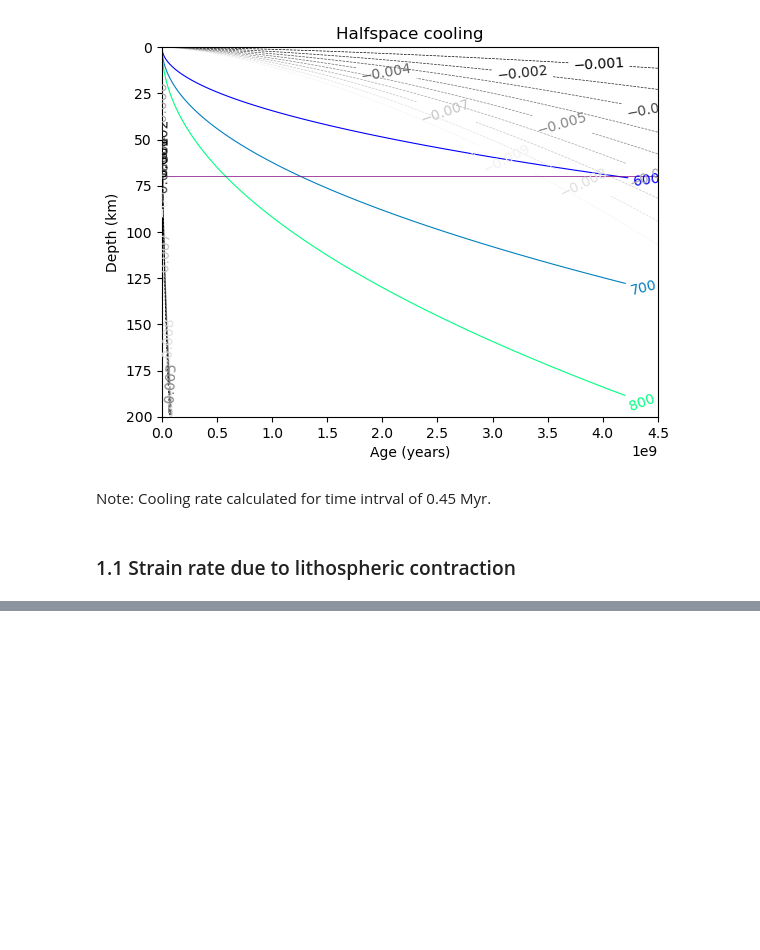
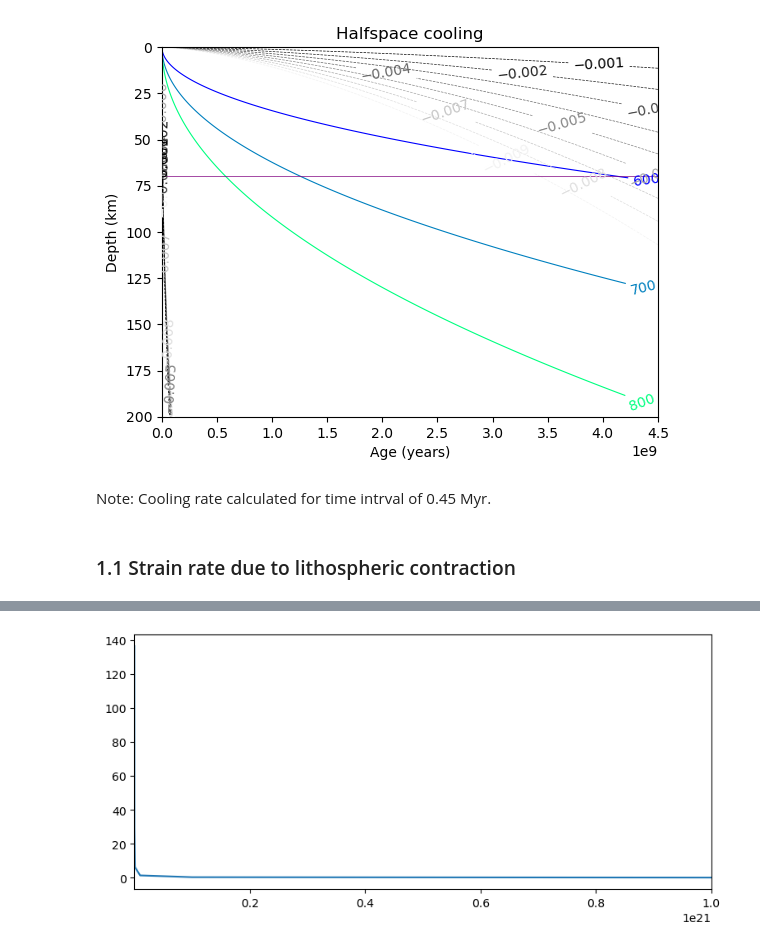
Before and after one commit to iganache/venusquakes, a Jupyter notebook: venus_seismicity.ipynb, the cells around one changed output, grey strips where cells are left out. Cells and saved outputs as stored; diff of their text form; code cells hidden in the pictures; blank space fills up the shorter version.

Commit message:
added recurrence rate calc

```diff
--- a/venus_seismicity.ipynb
+++ b/venus_seismicity.ipynb
@@ -113,0 +112,25 @@ print(n_events)
+# %%
+## recurrence rate  - Phillips 1991 values
+beta = 0.67          ##(Phillips 1991)
+m0_max = 10e20       ## in Nm
+m0_min = 10e14
+adot = adot_parameter(strainrate_lith, V*1e9, m0_max)
+m0_range = np.geomspace(m0_min, m0_max, num=7)
+print(m0_range)
+
+range_l = m0_range[:-1].reshape((1,-1))
+range_r = m0_range[1:].reshape((1,-1))
+
+m0_pairs = np.concatenate((range_l, range_r), axis = 0).T
+rec_rates = []
+
+for pair in m0_pairs:
+    rr = recurrence_rate(pair[0], pair[1], adot, beta=0.67)
+    rec_rates.append(rr)
+
+events_arr = np.zeros((len(rec_rates), 3))
+events_arr[:,0] = np.array(rec_rates)
+events_arr[:,1] = (365.25*24*60*60) * events_arr[:,0]
+events_arr[:,2] = events_arr[:,1]/ 4
+print(events_arr)
+print(m0_range)
@@ -113,0 +146,7 @@ print(n_events)
+# %%
+fig, ax = plt.subplots(1,1, figsize=(9,4))
+ax.plot(m0_range[1:],events_arr[:,1])
+ax.set_xlim(m0_range[0], m0_range[-1])
+plt.show()
+# %% [output]
+[figure, added]
```
Also changed, not shown: parts of 9 cells of this notebook.
